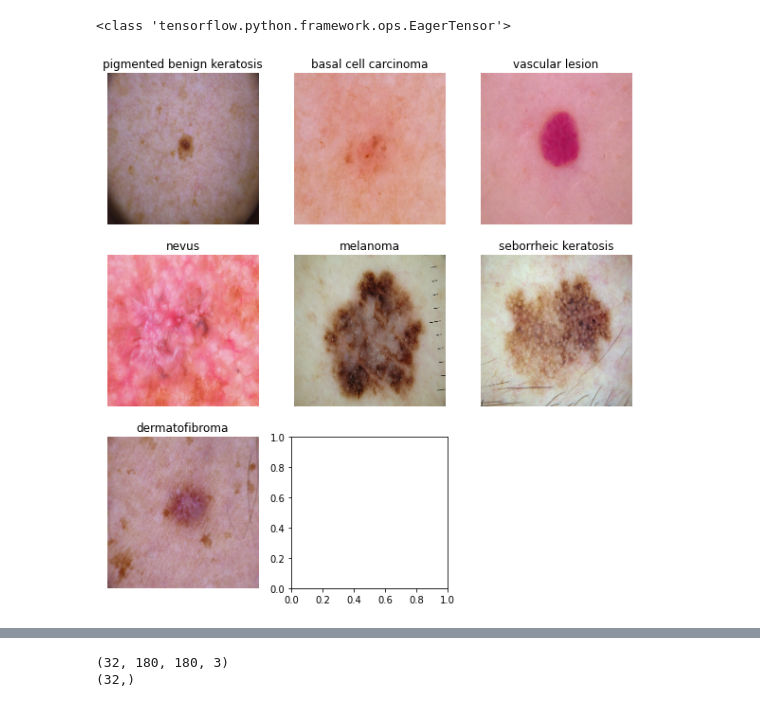
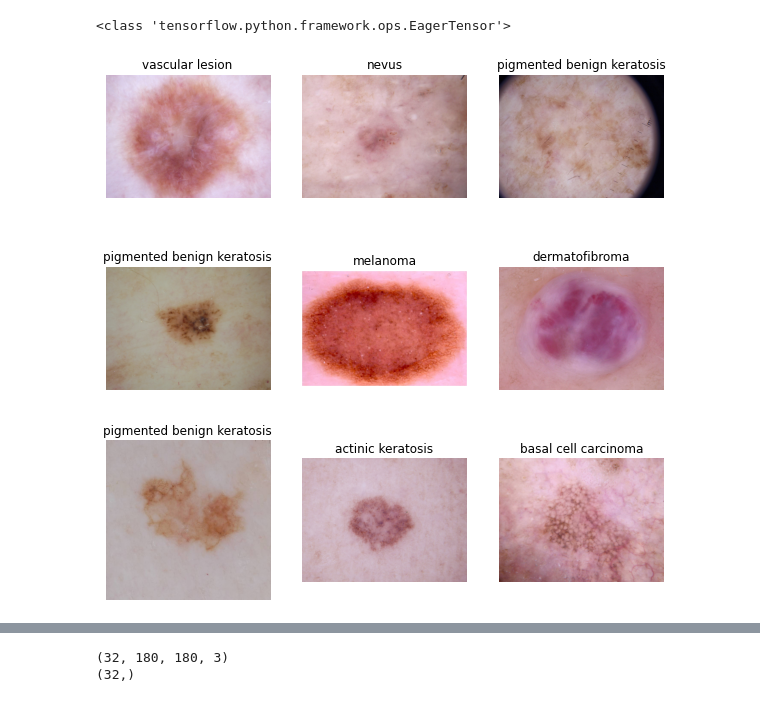
Before and after one commit to Vishu-Gupta/MLProjects, a Jupyter notebook: 03 Deep Learning/01 Melanoma_Detection/01 CNN_Based_Model.ipynb, the cells around one changed output, grey strips where cells are left out. Drawn from its saved outputs; the diff is of its cells as text; code cells hidden in the pictures.

```diff
--- a/03 Deep Learning/01 Melanoma_Detection/01 CNN_Based_Model.ipynb
+++ b/03 Deep Learning/01 Melanoma_Detection/01 CNN_Based_Model.ipynb
@@ -184,19 +187,21 @@ for images,labels in train_ds.take(1):
 # %%
 import matplotlib.pyplot as plt
 
 covered_classes = []
 plt.figure(figsize=(10, 10))
-for images, labels in train_ds.take(1):
-  for i in range(32):
-    ax = plt.subplot(3, 3, len(covered_classes) + 1)
-    if (class_names[labels[i]] in covered_classes):
-      continue
-    else:
-      plt.imshow(images[i].numpy().astype("uint8"))
-      plt.title(class_names[labels[i]])
-      covered_classes.append(class_names[labels[i]])
-      plt.axis("off")
-    if len(covered_classes)==9:
-      break
+
+from glob import glob
+label_paths = glob('/content/Skin cancer ISIC The International Skin Imaging Collaboration/Train/*/')
+sample_images={}
+for path in label_paths:
+  images = glob(f'{path}/*.jpg')
+  label_class = path.split('/')[4]
+  sample_images[label_class] = images[0]
+
+for i,label in enumerate(sample_images.keys()):
+  ax = plt.subplot(3, 3,i+1)
+  plt.imshow(np.asarray(PIL.Image.open(sample_images[label])).astype("uint8"))
+  plt.title(class_names[labels[i]])
+  plt.axis("off")
 # %% [output]
-[figure, old version]
+[figure, new version]
```
Also changed, not shown: parts of 22 cells of this notebook.
